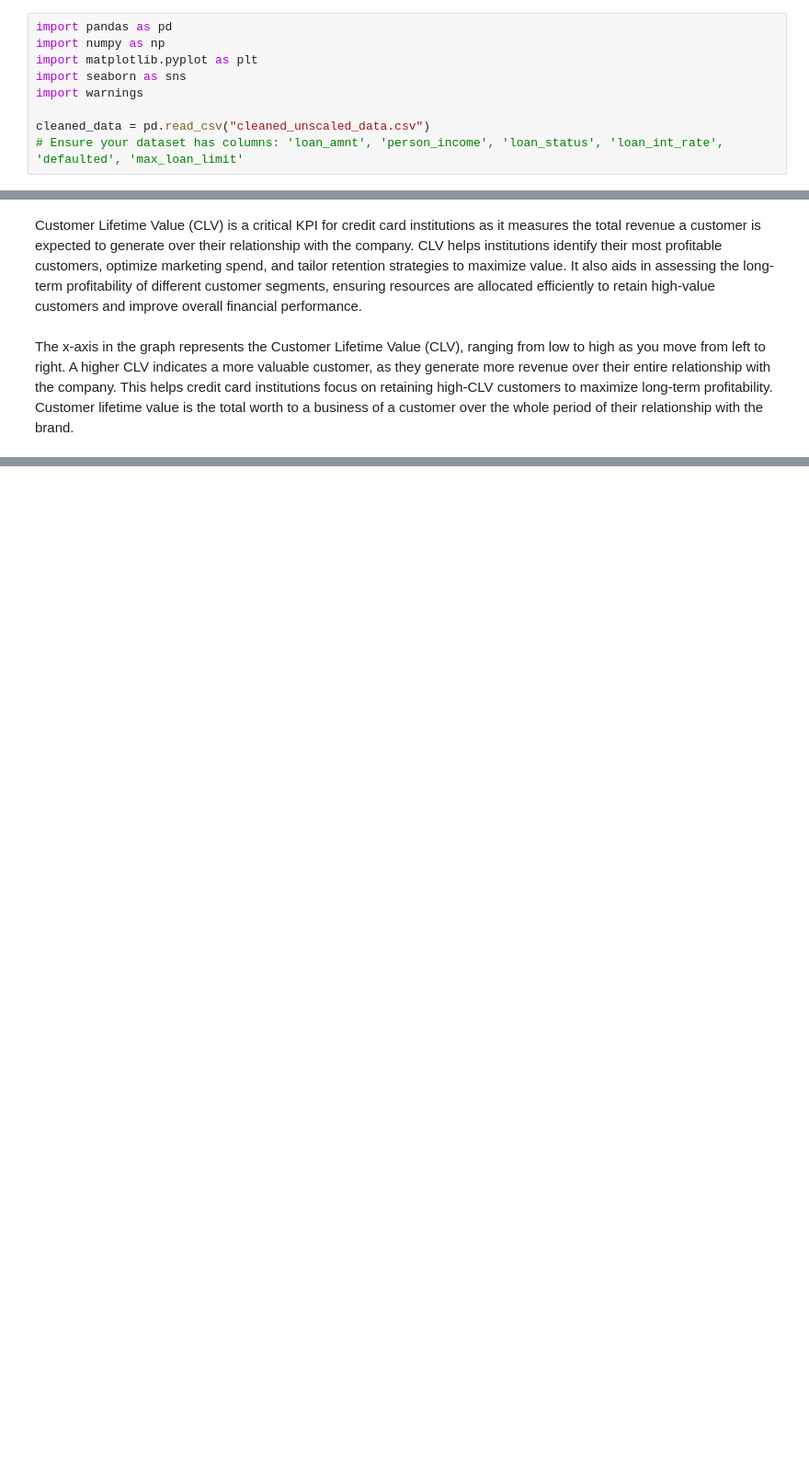
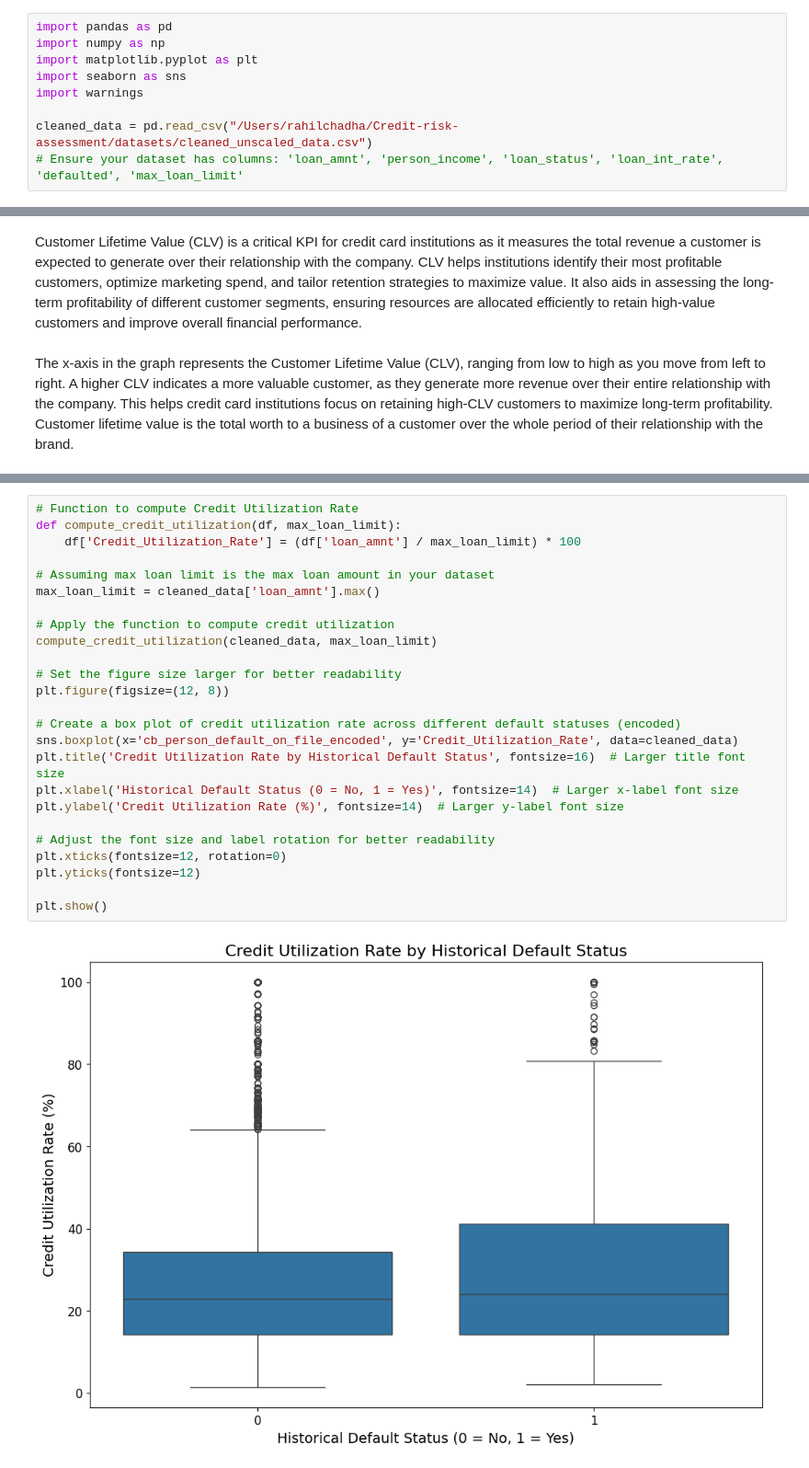
Before and after one commit to RahilChadha/Credit-risk-assessment, a Jupyter notebook: Credit_Risk_KPI.ipynb, the cells around one changed output, grey strips where cells are left out. Shown: that part at 92% size. Drawn from its saved outputs; the diff is of its cells as text; blank space fills up the shorter version.

```diff
--- a/Credit_Risk_KPI.ipynb
+++ b/Credit_Risk_KPI.ipynb
@@ -5,7 +5,7 @@ import matplotlib.pyplot as plt
 import seaborn as sns
 import warnings
 
-cleaned_data = pd.read_csv("cleaned_unscaled_data.csv")
+cleaned_data = pd.read_csv("/Users/rahilchadha/Credit-risk-assessment/datasets/cleaned_unscaled_data.csv")
 # Ensure your dataset has columns: 'loan_amnt', 'person_income', 'loan_status', 'loan_int_rate', 'defaulted', 'max_loan_limit'
 # %%
 cleaned_data.head()
@@ -305,0 +184,27 @@ plt.show()
+# %%
+# Function to compute Credit Utilization Rate
+def compute_credit_utilization(df, max_loan_limit):
+    df['Credit_Utilization_Rate'] = (df['loan_amnt'] / max_loan_limit) * 100
+
+# Assuming max loan limit is the max loan amount in your dataset
+max_loan_limit = cleaned_data['loan_amnt'].max()
+
+# Apply the function to compute credit utilization
+compute_credit_utilization(cleaned_data, max_loan_limit)
+
+# Set the figure size larger for better readability
+plt.figure(figsize=(12, 8))
+
+# Create a box plot of credit utilization rate across different default statuses (encoded)
+sns.boxplot(x='cb_person_default_on_file_encoded', y='Credit_Utilization_Rate', data=cleaned_data)
+plt.title('Credit Utilization Rate by Historical Default Status', fontsize=16)  # Larger title font size
+plt.xlabel('Historical Default Status (0 = No, 1 = Yes)', fontsize=14)  # Larger x-label font size
+plt.ylabel('Credit Utilization Rate (%)', fontsize=14)  # Larger y-label font size
+
+# Adjust the font size and label rotation for better readability
+plt.xticks(fontsize=12, rotation=0)
+plt.yticks(fontsize=12)
+
+plt.show()
+# %% [output]
+[figure, added]
```
Also changed, not shown: parts of 8 cells of this notebook.
